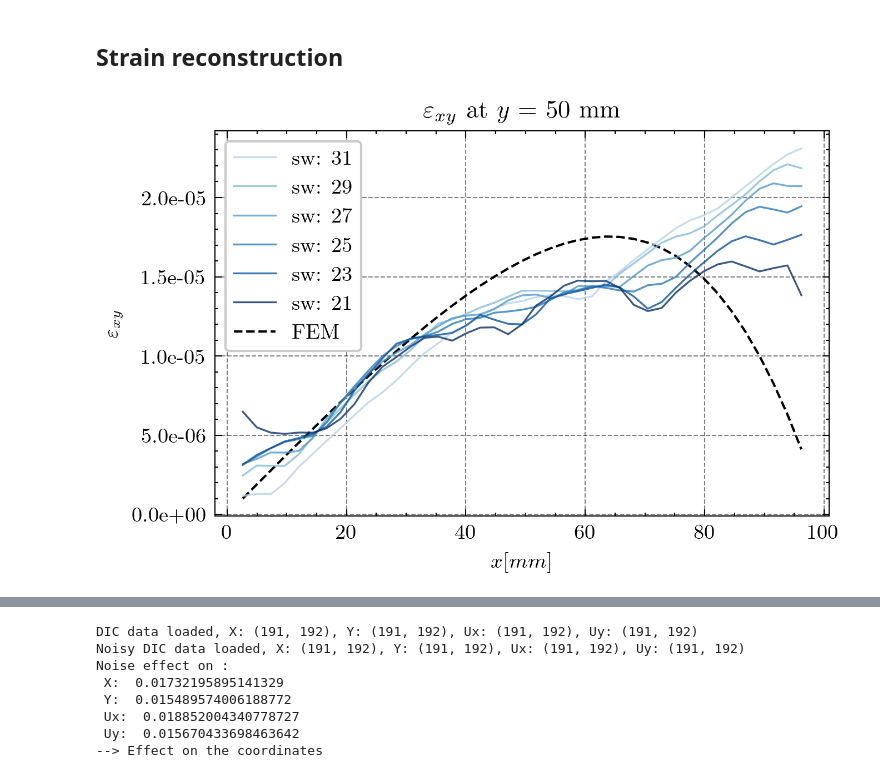
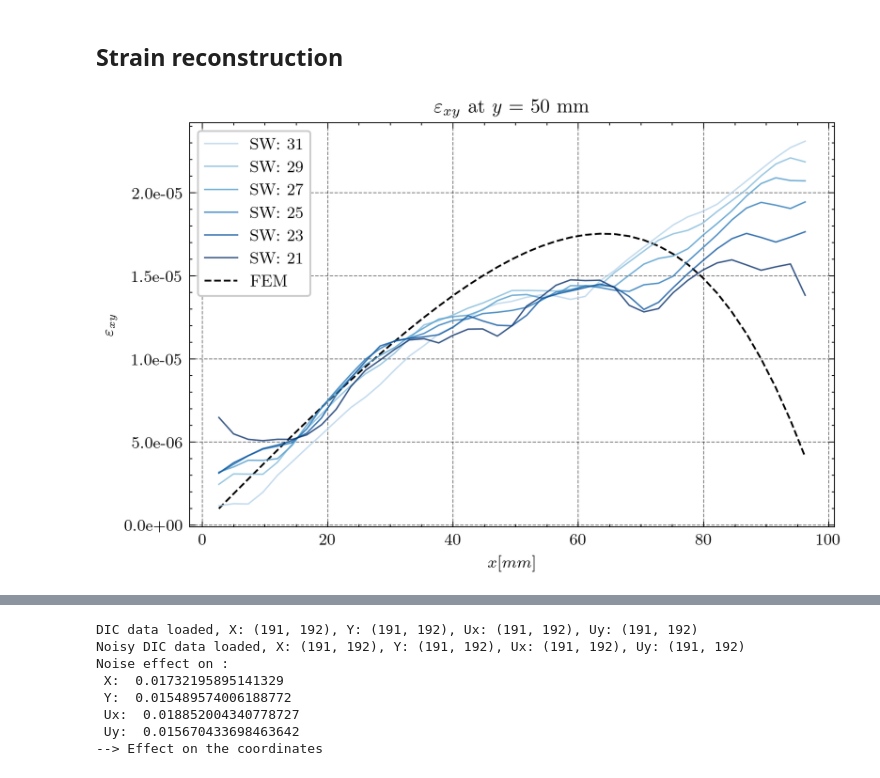
Before and after one commit to bonneted/PINN-MT2.0, a Jupyter notebook: 1_side_loaded_plate/2_noise_study/dic_study.ipynb, the cells around one changed output, grey strips where cells are left out. Cells and saved outputs as stored; diff of their text form; code cells hidden in the pictures.

Commit message:
improved slice plot

```diff
--- a/1_side_loaded_plate/2_noise_study/dic_study.ipynb
+++ b/1_side_loaded_plate/2_noise_study/dic_study.ipynb
@@ -94,7 +95,7 @@ import matplotlib.pyplot as plt
 font_factor = 1.5
 title_font_size = 6
 axes_font_size = 6
-figure_factor = 1.5
+figure_factor = 2
 plt.rcParams.update({
     "font.size": title_font_size*font_factor,         # Default font size for all text
     "figure.titlesize": title_font_size*font_factor,
@@ -104,7 +105,7 @@ plt.rcParams.update({
     "legend.fontsize": axes_font_size*font_factor,
 })
 
-def plot_field_slice(ax, base_folder, field_name, y_slice):
+def plot_field_slice(ax, camera_id, field_id, y_slice, plot_FEM=True, plot_PINN=True, PINN_param=(1, 5, 0)):
     """
     Plots a specified field at a given relative height position.
 
@@ -113,6 +114,13 @@ def plot_field_slice(ax, base_folder, field_name, y_slice):
     - field_name (str): Name of the field to plot (e.g., 'exy').
     - y_slice (float): Relative height position (0 to 1, where 0 is bottom and 1 is top).
     """
+
+    camera_resolution = ["5MP","2MP","0.4MP"][camera_id]
+    measurments_str = ['192x191', '115x114', '41x39'][camera_id]
+
+    base_folder = f"data_VSG_study/{camera_resolution}/"
+    field_name = ["exx", "eyy", "exy"][field_id]
+
     # Load X and Y coordinates
     x_coords = pd.read_csv(os.path.join(base_folder, "x.csv"), delimiter=";").dropna(axis=1).to_numpy()
     y_coords = pd.read_csv(os.path.join(base_folder, "y.csv"), delimiter=";").dropna(axis=1).to_numpy()
@@ -135,66 +143,66 @@ def plot_field_slice(ax, base_folder, field_name, y_slice):
                         field_data[sw_value] = pd.read_csv(data_path, delimiter=";").dropna(axis=1).to_numpy()
             except ValueError:
                 continue  # Skip non-numeric folder names
 
     # Sort by SW in descending order
     sorted_sw = sorted(field_data.keys(), reverse=True)
+    if len(sorted_sw) > 6:
+        sorted_sw.pop(0) # Remove first SW=29 for 2 MP
 
     # Prepare the figure
     colors = plt.cm.Blues(np.linspace(0.3, 1, len(sorted_sw)))
 
     # Plot each SW
     for i, sw in enumerate(sorted_sw):
-        ax.plot(x_coords[y_mid_index, :], field_data[sw][y_mid_index, :], label=f"sw: {sw}", color=colors[i], linewidth=0.8, alpha=0.8)
+        ax.plot(x_coords[y_mid_index, :], field_data[sw][y_mid_index, :], label=f"SW: {sw}", color=colors[i], linewidth=0.8, alpha=0.8)
+
+    # Plot PINN reconstruction
+    if plot_PINN:
+        noise, time, run_number = PINN_param
+        results_folder, dic_prefix = "results", "dic_"
+        run = f"{dic_prefix}displacement_{measurments_str}_{noise}noise_{time}min{f'-{run_number}' if run_number else ''}"
+        run_folder = os.path.join(results_folder, f"{noise}noise", run) + "/"
+
+        def read_data_file(filename):
+            with open(filename, "r") as f:
+                data = [line.split(' ', 1) for line in f]
+            steps, values = zip(*[(eval(s), eval(v)) for s, v in data])
+            return list(steps), list(values)
+
+        fields = [np.array(read_data_file(os.path.join(run_folder, f"{name}_history.dat"))[1]) for name in ["Exx", "Eyy", "Exy"]]
+        total_loss = np.mean(np.loadtxt(os.path.join(run_folder, "loss_history.dat"))[:, 1:], axis=1)
+        min_loss_idx = np.argmin(total_loss)
+        field = np.array(fields[field_id][min_loss_idx]).reshape([100, 100]).T
+        x_pinn = np.linspace(0, plate_size, 100)[1:-1]
+        y_pinn = np.linspace(0, plate_size, 100)
+        y_pinn_index = np.abs(y_pinn - y_slice).argmin()
+        ax.plot(x_pinn, field[y_pinn_index, 1:-1], label="PINN", color='r', linewidth=1, alpha=0.8, zorder=-1)
+
+    if plot_FEM:
+        # Plot FEM comparison at the end
+        ax.plot(x_coords[y_mid_index, :], strain_fn(x_coords[y_mid_index, :], y_coords[y_mid_index, :])[:, field_id], 'k--', label="FEM", linewidth=1, zorder=-2)
 
     return ax, x_coords, y_coords, y_mid_index, sorted_sw
 
-field_id = 2
-camera_id = 2
+field_id = 2 # 0: Exx, 1: Eyy, 2: Exy
+camera_id = 2 # 0: 5MP, 1: 2MP, 2: 0.4MP
 y_slice = 50
-
-camera_resolution = ["5MP","2MP","0.4MP"][camera_id]
-measurments_str = ['192x191', '115x114', '41x39'][camera_id]
-
-base_folder = f"data_VSG_study/{camera_resolution}/"
-field_name = ["exx", "eyy", "exy"][field_id]
+plot_PINN = False
+plot_FEM = True
 
 fig, ax = plt.subplots(figsize=(3.17*figure_factor, 2*figure_factor), dpi=300) # 3.17 inches = half A4 with margins
-ax, x_coords, y_coords, y_mid_index, sorted_sw = plot_field_slice(ax, base_folder, field_name, y_slice)
+ax, x_coords, y_coords, y_mid_index, sorted_sw = plot_field_slice(ax, camera_id, field_id, y_slice, plot_FEM=plot_FEM, plot_PINN=plot_PINN)
 
-# Plot PINN reconstruction
-if False:
-    noise, time, run_number = 1, 5, 1
-    results_folder, dic_prefix = "results", "dic_"
-    run = f"{dic_prefix}displacement_{measurments_str}_{noise}noise_{time}min{f'-{run_number}' if run_number else ''}"
-    run_folder = os.path.join(results_folder, f"{noise}noise", run) + "/"
-
-    def read_data_file(filename):
-        with open(filename, "r") as f:
-            data = [line.split(' ', 1) for line in f]
-        steps, values = zip(*[(eval(s), eval(v)) for s, v in data])
-        return list(steps), list(values)
-
-    fields = [np.array(read_data_file(os.path.join(run_folder, f"{name}_history.dat"))[1]) for name in ["Exx", "Eyy", "Exy"]]
-    total_loss = np.mean(np.loadtxt(os.path.join(run_folder, "loss_history.dat"))[:, 1:], axis=1)
-    min_loss_idx = np.argmin(total_loss)
-    field = np.array(fields[field_id][min_loss_idx]).reshape([100, 100]).T
-    x_pinn = np.linspace(0, plate_size, 100)[1:-1]
-    y_pinn = np.linspace(0, plate_size, 100)
-    y_pinn_index = np.abs(y_pinn - y_slice).argmin()
-    ax.plot(x_pinn, field[y_pinn_index, 1:-1], label="PINN", color='r', linewidth=1, alpha=0.8, zorder=-1)
-
-# Plot FEM comparison at the end
-ax.plot(x_coords[y_mid_index, :], strain_fn(x_coords[y_mid_index, :], y_coords[y_mid_index, :])[:, field_id], 'k--', label="FEM", linewidth=1, zorder=-2)
 
 # Plot legend and labels
 ax.legend()
 ax.set_xlabel(r"$x [mm]$")
 ax.yaxis.set_major_formatter(plt.FuncFormatter(lambda x, _: f'{x:.1e}'))
 ax.set_ylabel([r'$\varepsilon_{xx}$', r'$\varepsilon_{yy}$', r'$\varepsilon_{xy}$'][field_id])
 ax.set_title(f"{[r'$\varepsilon_{xx}$', r'$\varepsilon_{yy}$', r'$\varepsilon_{xy}$'][field_id]} at $y$ = {y_slice} mm")
 plt.show()
 
 # fig.savefig(f"figures/{camera_resolution}_{field_name}_slice_y_{y_slice}mm.png", dpi=300, bbox_inches='tight')
 # %% [output]
-[figure, old version]
+[figure, new version]
 # %%
```
Also changed, not shown: parts of 3 cells of this notebook, 2 other files.
